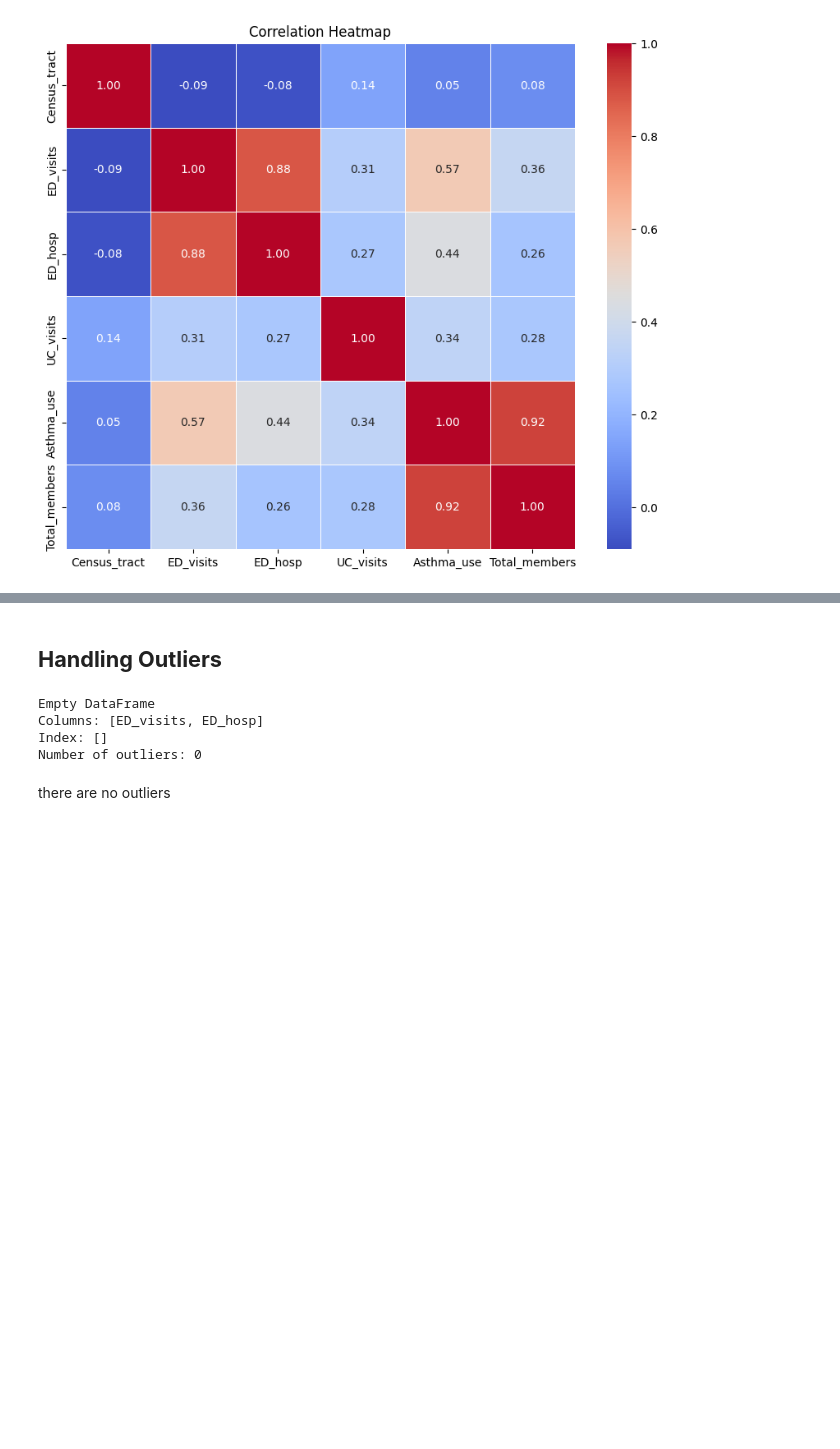
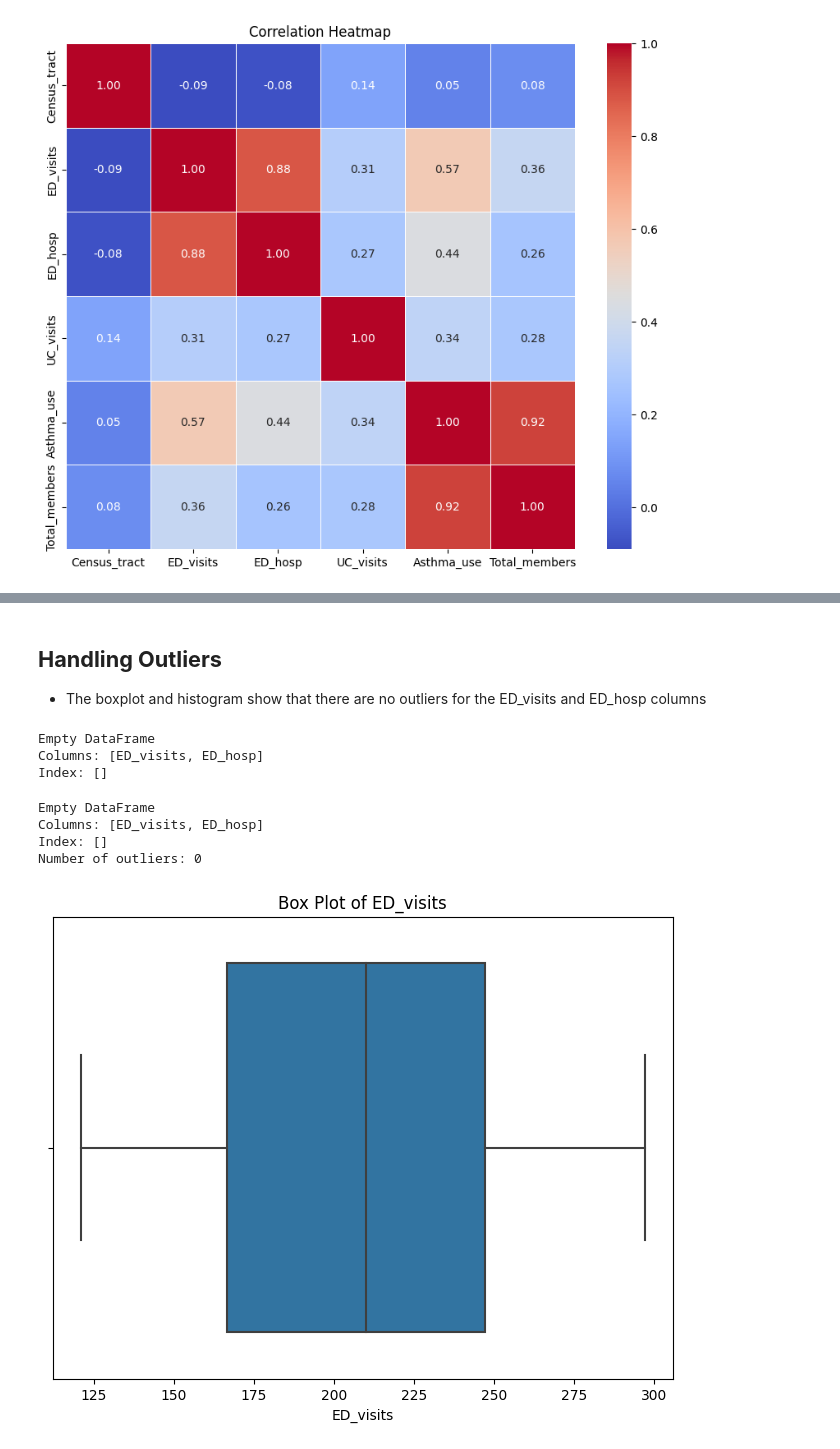
Before and after one commit to amnasyed1/datasci_3_eda, a Jupyter notebook: 507week3hw.ipynb, the cells around one changed output, grey strips where cells are left out. Drawn from its saved outputs; the diff is of its cells as text; code cells hidden in the pictures; blank space fills up the shorter version.

```diff
--- a/507week3hw.ipynb
+++ b/507week3hw.ipynb
@@ -476,3 +477,23 @@ plt.show()
-# %% [markdown]
-## **Handling Outliers**
+# %% [markdown]
+## **Handling Outliers**
+- The boxplot and histogram show that there are no outliers for the ED_visits and ED_hosp columns
+# %%
+# Calculate IQR for
+Q1 = df['ED_visits'].quantile(0.25)
+Q3 = df['ED_visits'].quantile(0.75)
+IQR = Q3 - Q1
+
+# Define upper and lower bounds
+upper_bound = Q3 + 1.5 * IQR
+lower_bound = Q1 - 1.5 * IQR
+
+# Identify outliers
+outliers = df[(df['ED_visits'] < lower_bound) | (df['ED_visits'] > upper_bound)]
+
+# Print and analyze the outliers
+print(outliers)
+# %% [output]
+Empty DataFrame
+Columns: [ED_visits, ED_hosp]
+Index: []
 # %%
@@ -491,5 +511,10 @@ Empty DataFrame
 Columns: [ED_visits, ED_hosp]
 Index: []
 Number of outliers: 0
-# %% [markdown]
-there are no outliers
+# %%
+plt.figure(figsize=(8, 6))
+sns.boxplot(x=df['ED_visits'])
+plt.title('Box Plot of ED_visits')
+plt.show()
+# %% [output]
+[figure, added]
```
Also changed, not shown: parts of 9 cells of this notebook.
